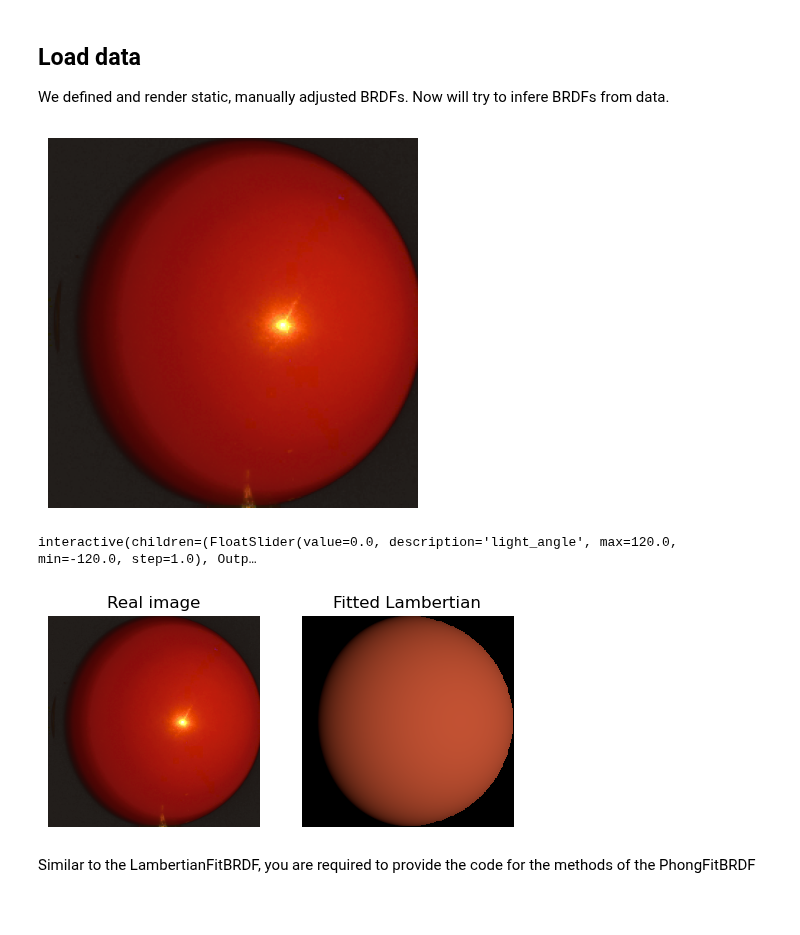
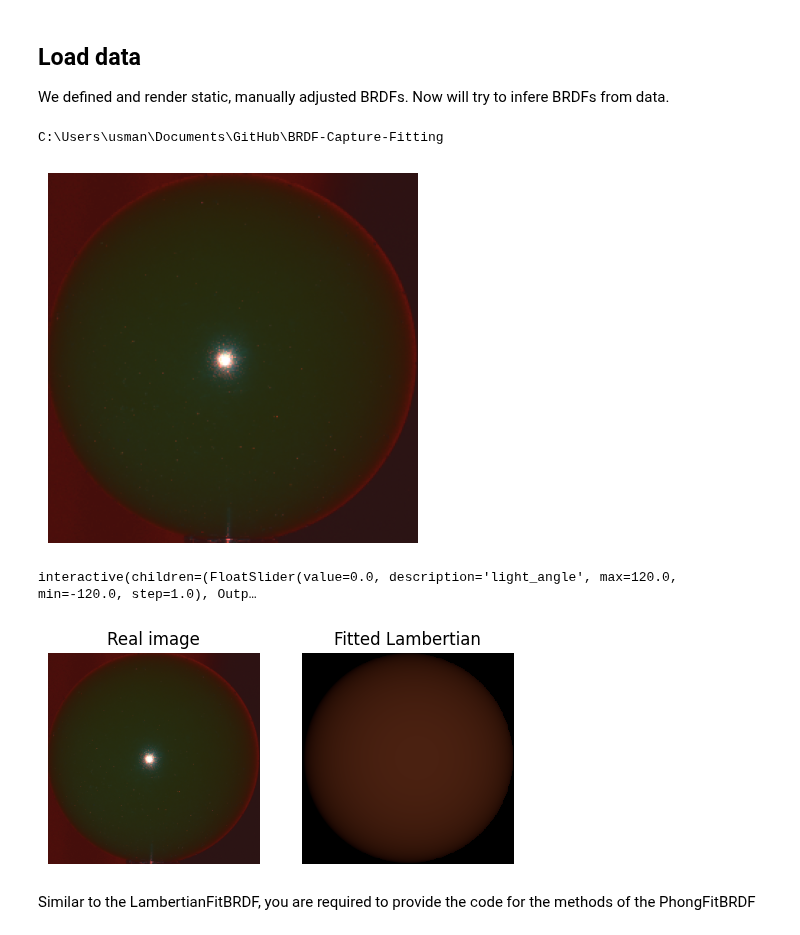
Before and after one commit to usmanklodhi/BRDF-Capture-Fitting, a Jupyter notebook: wt_brdf.ipynb, the cells around one changed output. Drawn from its saved outputs; the diff is of its cells as text; code cells hidden in the pictures; blank space fills up the shorter version.

```diff
--- a/wt_brdf.ipynb
+++ b/wt_brdf.ipynb
@@ -169,14 +216,41 @@ TypeError: loop of ufunc does not support argument 0 of type ellipsis which has
 We defined and render static, manually adjusted BRDFs. Now will try to infere BRDFs from data.
 # %%
 # Loading paths
-data_dir: Path = ...  # Your folder path
-angles = ... # The angles for your images
+
+
+
+data_dir= Path("ru/HDR")
+angles = [5, 20, 35, 50, 65, 80, 95, 110, 135, 150, 165, 175]
 paths = [data_dir / "crops" / f"angle_{angle}.exr" for angle in angles]
+
+import os
+print(os.getcwd())
+
 
 assert len(paths) > 3 and all(p.exists() for p in paths)
 
-hdr_crops = ... # Load and resize the (cropped) HDR images
+# hdr_crops =
+# %% [output]
+C:\Users\usman\Documents\GitHub\BRDF-Capture-Fitting
+# %%
+hdr_crops = []
+
+for path in paths:
+    # Load the HDR image using OpenCV's imread function, which supports .exr files
+    hdr_image = cv2.imread(str(path), cv2.IMREAD_UNCHANGED)
+
+    if hdr_image is None:
+        raise ValueError(f"Could not load image at {path}")
+
+    # Resize to a standard size if needed (e.g., 256x256)
+    hdr_image_resized = cv2.resize(hdr_image, (256, 256), interpolation=cv2.INTER_LINEAR)
+
+    # Add to list
+    hdr_crops.append(hdr_image_resized)
+
+# Convert list to numpy array for batch processing if desired
+hdr_crops = np.stack(hdr_crops)  # Shape: (len(paths), 256, 256, 3) assuming RGB HDR images
 # %%
-plot_hdr(hdr_crops[1])
+plot_hdr(hdr_crops[0])
 # %% [output]
-[figure, old version]
+[figure, new version]
@@ -230,13 +351,13 @@ interact(create_render(fitted_brdf), brdf=fitted_brdf, light_angle=(-120, 120, 1
 # %% [output]
 interactive(children=(FloatSlider(value=0.0, description='light_angle', max=120.0, min=-120.0, step=1.0), Outp…
 # %%
-idx = 1
+idx = 0
 plt.figure(figsize=(6, 12))
 plt.subplot(1, 2, 1)
 plot_hdr(hdr_crops[idx], "Real image")
 plt.subplot(1, 2, 2)
 plot_hdr(render_sphere_image(fitted_brdf, angles[idx]), "Fitted Lambertian");
 # %% [output]
-[figure, old version]
+[figure, new version]
 # %% [markdown]
 Similar to the LambertianFitBRDF, you are required to provide the code for the methods of the PhongFitBRDF
```
Also changed, not shown: parts of 22 cells of this notebook, 1 other file.
